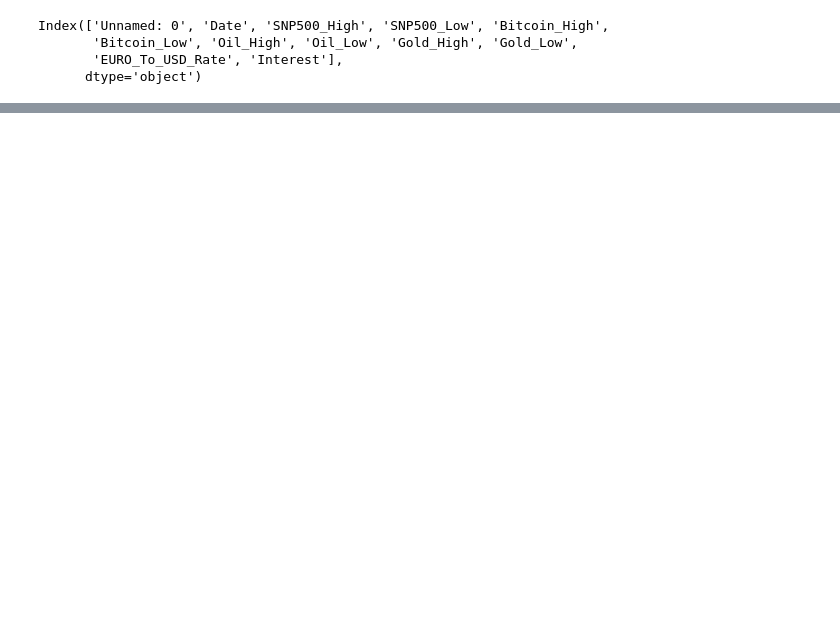
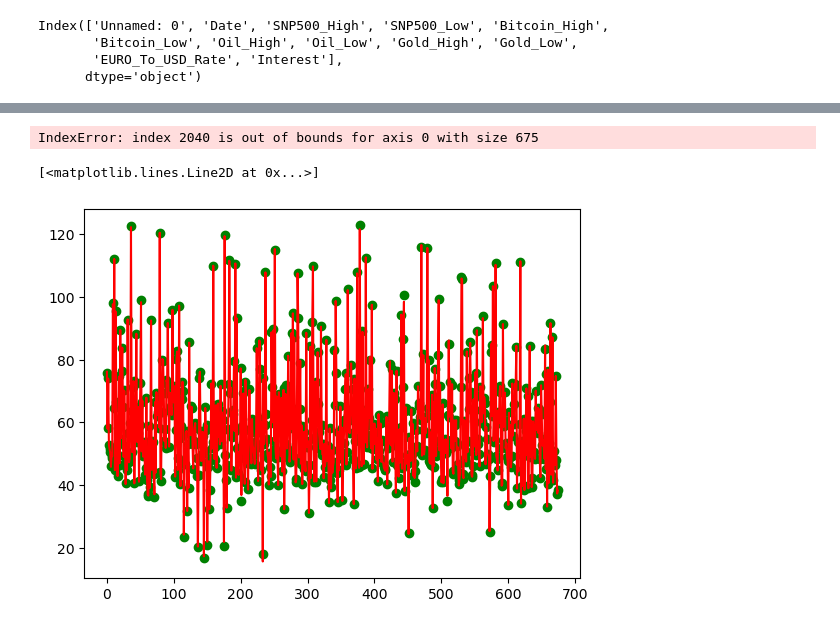
Before and after one commit to RyanKusnadi/data-engineering-pipeline-predicting-SNP500-price, a Jupyter notebook: Forecast and Regression.ipynb, the cells around one changed output, grey strips where cells are left out. Saved outputs shown, nothing was run; the diff lists cells and outputs as text; code cells hidden in the pictures; blank space fills up the shorter version.

Commit message:
commit changes and Deep Learning Regression

```diff
--- a/Forecast and Regression.ipynb
+++ b/Forecast and Regression.ipynb
@@ -37,0 +35,4 @@ NameError: name 'X' is not defined
+# %%
+x = dataset.drop(columns=['SNP500_Low', 'SNP500_High'])
+X = [list(x.iloc[i]) for i in range(len(x.index))]
+y = list(dataset['SNP500_High'])
@@ -37,0 +56,29 @@ NameError: name 'X' is not defined
+# %%
+#define our polynomial model, with whatever degree we want
+degree=3
+
+# PolynomialFeatures will create a new matrix consisting of all polynomial combinations
+# of the features with a degree less than or equal to the degree we just gave the model (2)
+poly_model = PolynomialFeatures(degree=degree)
+
+# transform out polynomial features
+poly_x_values = poly_model.fit_transform(X_train)
+
+# should be in the form [1, a, b, a^2, ab, b^2]
+print(f'initial values {X_train[0]}\nMapped to {poly_x_values[0]}')
+
+# [1, a=5, b=2940, a^2=25, 5*2940=14700, b^2=8643600]
+
+# let's fit the model
+poly_model.fit(poly_x_values, y_train)
+
+# we use linear regression as a base!!! ** sometimes misunderstood **
+regression_model = LinearRegression()
+
+regression_model.fit(poly_x_values, y_train)
+
+y_pred = regression_model.predict(poly_x_values)
+
+regression_model.coef_
+
+mean_squared_error(y_train, y_pred, squared=False)
@@ -37,0 +104,16 @@ NameError: name 'X' is not defined
+# %%
+
+poly_x_values_test = poly_model.fit_transform(X_test)
+
+y_pred = regression_model.predict(poly_x_values_test)
+index = [i for i in range(len(y_pred))]
+# %%
+regression_model.predict(poly_x_values_test[2040].reshape(1,-1))
+# %% [output]
+IndexError: index 2040 is out of bounds for axis 0 with size 675
+# %%
+plt.scatter(index, y_test, color="green")
+plt.plot(index, y_pred, color="red")
+# %% [output]
+[<matplotlib.lines.Line2D at 0x...>]
+[figure, added]
```
Also changed, not shown: parts of 9 cells of this notebook, 4 other files.
